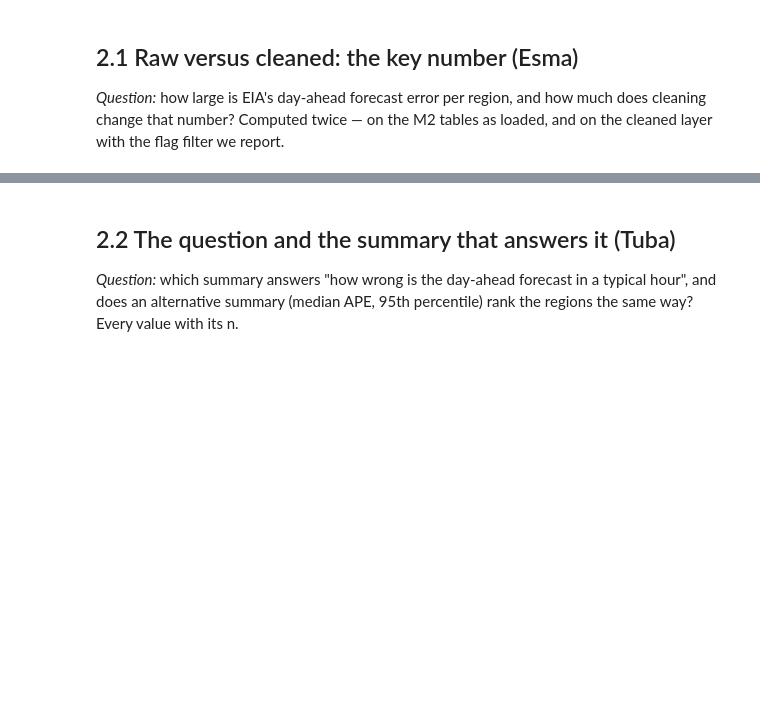
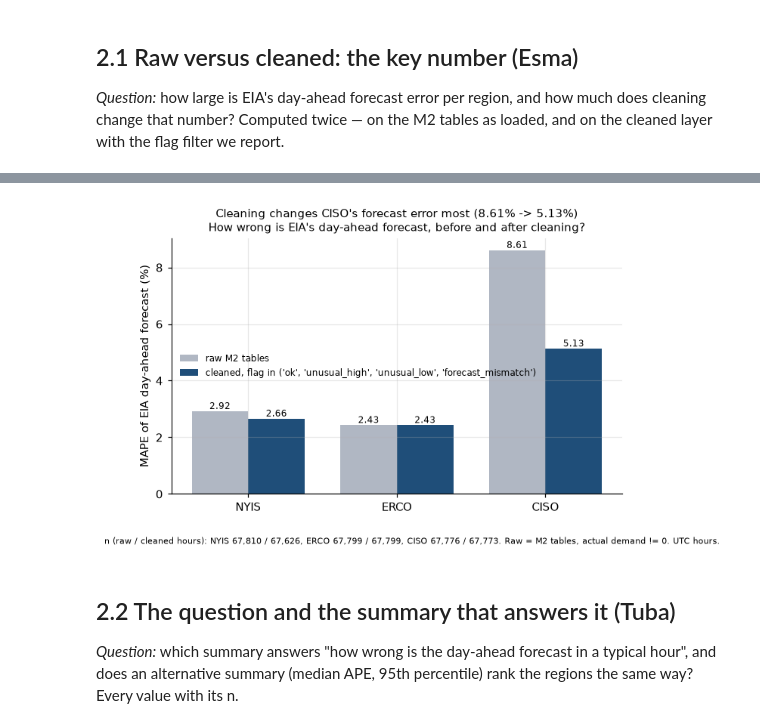
Before and after one commit to se-230717018/electricity-demand-weather-pipeline, a Jupyter notebook: notebooks/m4_eda.ipynb, the cells around one changed output, grey strips where cells are left out. Cells and saved outputs as stored; diff of their text form; code cells hidden in the pictures; blank space fills up the shorter version.

Commit message:
Add raw-vs-cleaned and coverage analysis to m4_eda

```diff
--- a/notebooks/m4_eda.ipynb
+++ b/notebooks/m4_eda.ipynb
@@ -30,8 +30,9 @@ LOCAL_TZ = {"NYIS": "America/New_York", "ERCO": "America/Chicago", "CISO": "Amer
 START, END = "2019-01-01", "2026-09-30"          # UTC dates covered by the landed data
 EXPECTED_HOURS = expected_hours(START, END)     # per series
 
-TRUSTED_FLAGS = ("ok",)                                     # main flag filter
-TRUSTED_FLAGS_WIDE = ("ok", "unusual_high", "unusual_low")  # second filter: keep real extremes
+# Main flag filter: every value the cleaned layer kept (M3: unusual values are real and kept)
+TRUSTED_FLAGS = ("ok", "unusual_high", "unusual_low", "forecast_mismatch")
+OK_ONLY = ("ok",)   # second filter: drops the flagged extremes, to show how much they move the result
 
 DAILY_MIN_HOURS = 20    # a daily aggregate needs >= 20 of 24 hours (reason in the report, section 4)
 MONTHLY_MIN_DAYS = 25   # a monthly aggregate needs >= 25 complete days
@@ -52,3 +91,25 @@ print("tables hashed:", len(HASHES_BEFORE))
 
 *Question:* how large is EIA's day-ahead forecast error per region, and how much does cleaning change that number?
 Computed twice — on the M2 tables as loaded, and on the cleaned layer with the flag filter we report.
+# %%
+# Query 1 - raw M2 tables, as loaded: every hour where both values exist and actual demand is not zero
+RAW_SERIES_SQL = """
+SELECT r.respondent, s.type_code, d.period_utc, d.value_mwh
+FROM demand d
+JOIN series_type s ON s.type_key = d.type_key
+JOIN region r ON r.region_key = d.region_key
+WHERE s.type_code IN (?, ?)
+"""
+raw = query(con, RAW_SERIES_SQL, ("D", "DF"))
+raw = raw.pivot_table(index=["respondent", "period_utc"], columns="type_code", values="value_mwh", aggfunc="first").dropna()
+raw = raw[raw["D"] != 0]
+raw["ape"] = 100 * (raw["DF"] - raw["D"]).abs() / raw["D"]
+raw_mape = raw.groupby("respondent").agg(n_hours=("ape", "size"), mape_pct=("ape", "mean"))
+
+# Query 2 - cleaned layer, main flag filter: both values trusted
+clean_mape = main.groupby("respondent").agg(n_hours=("ape", "size"), mape_pct=("ape", "mean"))
+
+cmp21 = pd.DataFrame({"raw_n": raw_mape["n_hours"], "raw_mape_pct": raw_mape["mape_pct"],
+                      "clean_n": clean_mape["n_hours"], "clean_mape_pct": clean_mape["mape_pct"]}).loc[REGIONS]
+cmp21["change_pts"] = cmp21["clean_mape_pct"] - cmp21["raw_mape_pct"]
+display(cmp21.round(3))
@@ -55,3 +122,22 @@ Computed twice — on the M2 tables as loaded, and on the cleaned layer with the
+# %%
+biggest = cmp21["change_pts"].abs().idxmax()
+fig, ax = plt.subplots(figsize=(7, 4))
+x = np.arange(len(REGIONS)); w = 0.38
+ax.bar(x - w/2, cmp21["raw_mape_pct"], w, label="raw M2 tables", color="#B0B7C3")
+ax.bar(x + w/2, cmp21["clean_mape_pct"], w, label=f"cleaned, flag in {TRUSTED_FLAGS}", color="#1F4E79")
+for i, r in enumerate(REGIONS):
+    ax.text(i - w/2, cmp21.loc[r, "raw_mape_pct"], f"{cmp21.loc[r, 'raw_mape_pct']:.2f}", ha="center", va="bottom", fontsize=8)
+    ax.text(i + w/2, cmp21.loc[r, "clean_mape_pct"], f"{cmp21.loc[r, 'clean_mape_pct']:.2f}", ha="center", va="bottom", fontsize=8)
+ax.set_xticks(x, REGIONS); ax.set_ylim(0, None); ax.set_ylabel("MAPE of EIA day-ahead forecast (%)")
+ax.set_title(f"Cleaning changes {biggest}'s forecast error most "
+             f"({cmp21.loc[biggest, 'raw_mape_pct']:.2f}% -> {cmp21.loc[biggest, 'clean_mape_pct']:.2f}%)\n"
+             "How wrong is EIA's day-ahead forecast, before and after cleaning?", fontsize=10)
+ax.legend(frameon=False, fontsize=8)
+fig.text(0.01, -0.04, f"n (raw / cleaned hours): " + ", ".join(f"{r} {cmp21.loc[r,'raw_n']:,} / {cmp21.loc[r,'clean_n']:,}" for r in REGIONS)
+         + ". Raw = M2 tables, actual demand != 0. UTC hours.", fontsize=7)
+save_fig(fig, "f6_raw_vs_clean_mape"); plt.show()
+# %% [output]
+[figure, added]
 # %% [markdown]
 ## 2.2 The question and the summary that answers it (Tuba)
 
```
Also changed, not shown: parts of 6 cells of this notebook, 2 other files.
